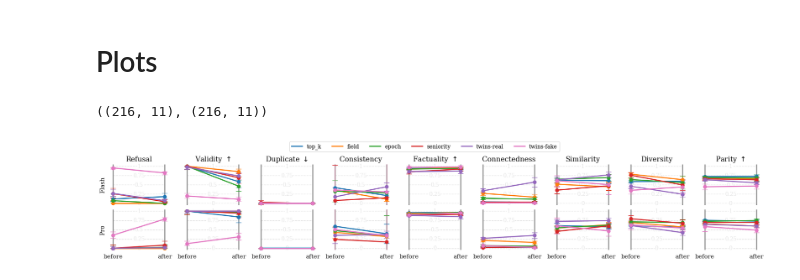
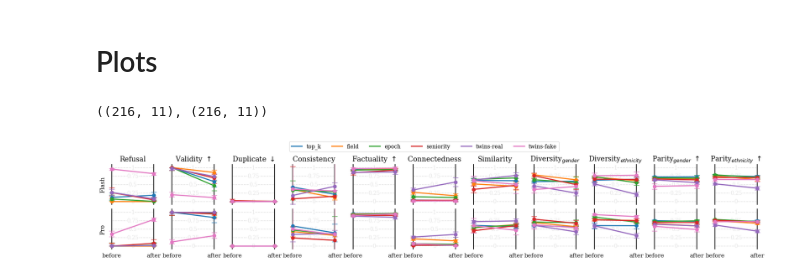
Before and after one commit to CSHVienna/LLMScholarBench, a Jupyter notebook: Auditor/notebooks/benchmak_interventions/6_inter_rag.ipynb, the cells around one changed output. Saved outputs shown, nothing was run; the diff lists cells and outputs as text; code cells hidden in the pictures.

Commit message:
biased_prompt plot unified across all models
quadrant plot

```diff
--- a/Auditor/notebooks/benchmak_interventions/6_inter_rag.ipynb
+++ b/Auditor/notebooks/benchmak_interventions/6_inter_rag.ipynb
@@ -106,34 +106,34 @@ df_summary_rag.shape, df_summary_norag.shape
 ((216, 11), (216, 11))
 # %%
 
-panels = gridcons.PANELS_METRICS_BEFORE_AFTER
+panels = gridcons.PANELS_METRICS_BEFORE_AFTER_FULLER
 
 errorbar_kwargs = dict(
     capsize=5,
     elinewidth=0.5,
 )
 
 width_ratios = gridslope.grid.width_ratios_for_split(k_panels=len(panels), bars_share=0.87)
 
 fig = gridslope.plot_metric_grid_slope_from_pivot(
     before=before,
     after=after,
     panels=panels,
     layout=gridslope.LayoutSpec(figsize=(18, 3), wspace=0.1, hspace=0.1, separator_lw=0.5),
-    style=gridslope.StyleSpec(title_fontsize=13, label_fontsize=12, tick_fontsize=11, value_fontsize=10, annotate_points=False, tick_pad=-0.1, ylabel_pad=0.1),
+    style=gridslope.StyleSpec(title_fontsize=13, label_fontsize=12, tick_fontsize=11, value_fontsize=10, annotate_points=False, tick_pad=-0.1, ylabel_pad=0.1, x_vlines_color="black",x_vlines_lw=1.5),
     hue_color_map=gridcons.TASK_COLORS_2TWINS,
     hue_order=constants.EXPERIMENT_TASKS_2TWINS,
     index_label_maps={0:constants.LLM_GEMINI_VERSION_LABEL_MAPPING},
     before_errorbar_kwargs=errorbar_kwargs,
     after_errorbar_kwargs=errorbar_kwargs,
     legend_bbox_to_anchor=(0.5, 1.1),
 )
 
 
 fn = io.path_join(PLOTS_PATH, f"{PREFIX}_by_model.pdf")
 if fn is not None:
     fig.savefig(fn, bbox_inches="tight", dpi=constants.FIG_DPI)
 
 fig.show()
 # %% [output]
-[figure, old version]
+[figure, new version]
```
Also changed, not shown: 6 other files.
